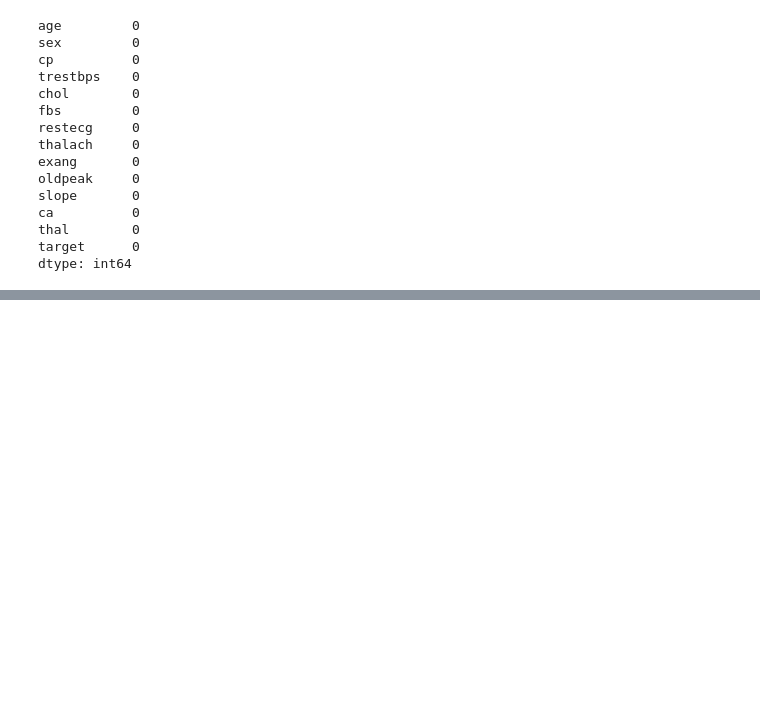
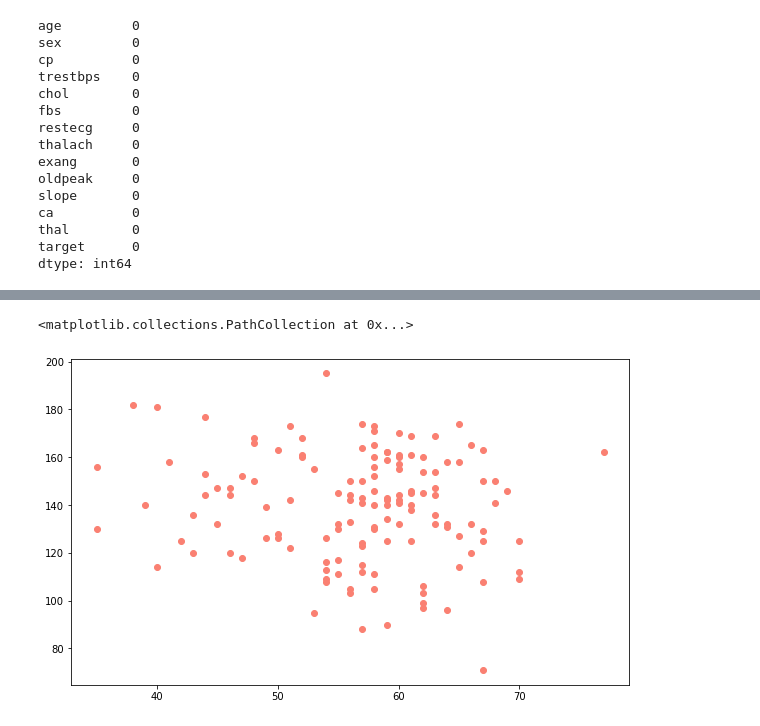
Before and after one commit to VishalMoradia/MLProjects, a Jupyter notebook: MLHeartDisease.ipynb, the cells around one changed output, grey strips where cells are left out. Cells and saved outputs as stored; diff of their text form; code cells hidden in the pictures; blank space fills up the shorter version.

```diff
--- a/MLHeartDisease.ipynb
+++ b/MLHeartDisease.ipynb
@@ -223,0 +256,13 @@ df.describe()
+# %%
+# Lets look the heart rate of people who have heart disease against their age
+
+plt.figure(figsize = (10,6))
+
+plt.scatter(df.age[df.target == 1],
+            df.thalach[df.target ==1],
+            c = 'salmon')
+
+# we clearly see a cluster between the age of 50 and 70 where heart rate has been above 100
+# %% [output]
+<matplotlib.collections.PathCollection at 0x...>
+[figure, added]
```
Also changed, not shown: parts of 9 cells of this notebook.
